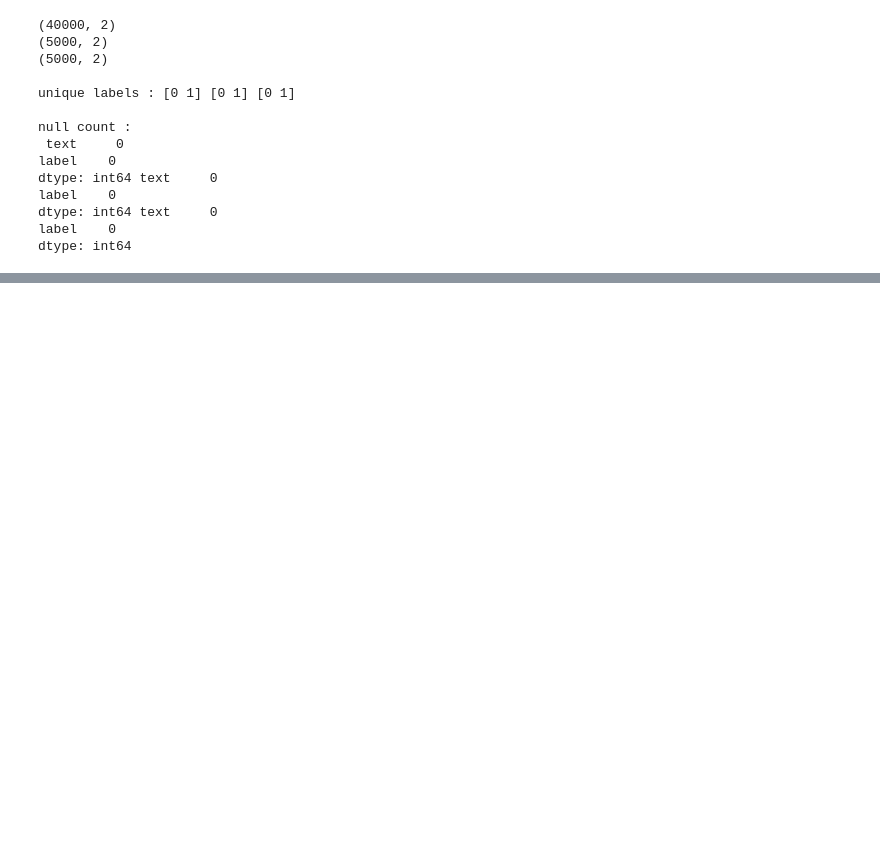
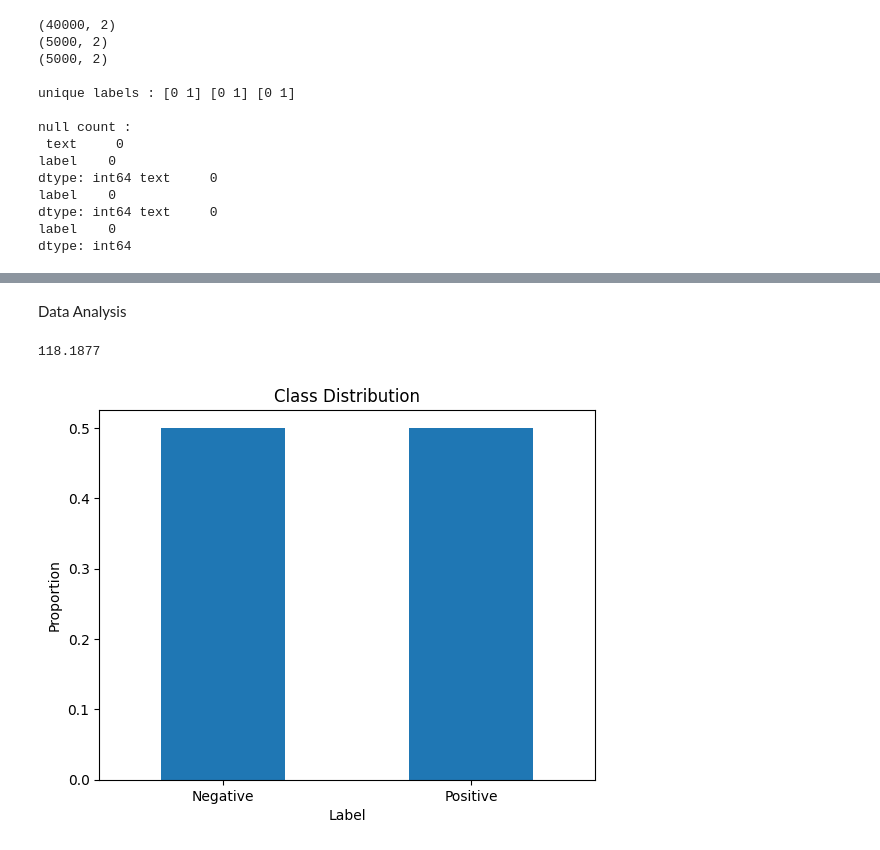
Before and after one commit to Mikolaj-MLP/NLP-Sentiment-IMDB-reviews, a Jupyter notebook: Sentiment_Analysis_Notebook.ipynb, the cells around one changed output, grey strips where cells are left out. Saved outputs shown, nothing was run; the diff lists cells and outputs as text; code cells hidden in the pictures; blank space fills up the shorter version.

Commit message:
Data PreProcessing done (Cleaning and Tokenization) Also Data Analysis

```diff
--- a/Sentiment_Analysis_Notebook.ipynb
+++ b/Sentiment_Analysis_Notebook.ipynb
@@ -70,0 +87,4 @@ dtype: int64
+# %%
+preprocessor = DataPreprocessor(remove_stopwords=True, use_stemming=True)
+# %%
+train_processed, valid_processed, test_processed = preprocessor.process((train, valid, test))
@@ -70,0 +113,15 @@ dtype: int64
+# %% [markdown]
+Data Analysis
+# %%
+print(train_processed['processed_text'].apply(len).mean())
+# %% [output]
+118.1877
+# %%
+train_processed['label'].value_counts(normalize=True).plot(kind='bar')
+plt.title("Class Distribution")
+plt.xlabel("Label")
+plt.ylabel("Proportion")
+plt.xticks(ticks=[0, 1], labels=["Negative", "Positive"], rotation=0)
+plt.show()
+# %% [output]
+[figure, added]
```
Also changed, not shown: parts of 22 cells of this notebook.
